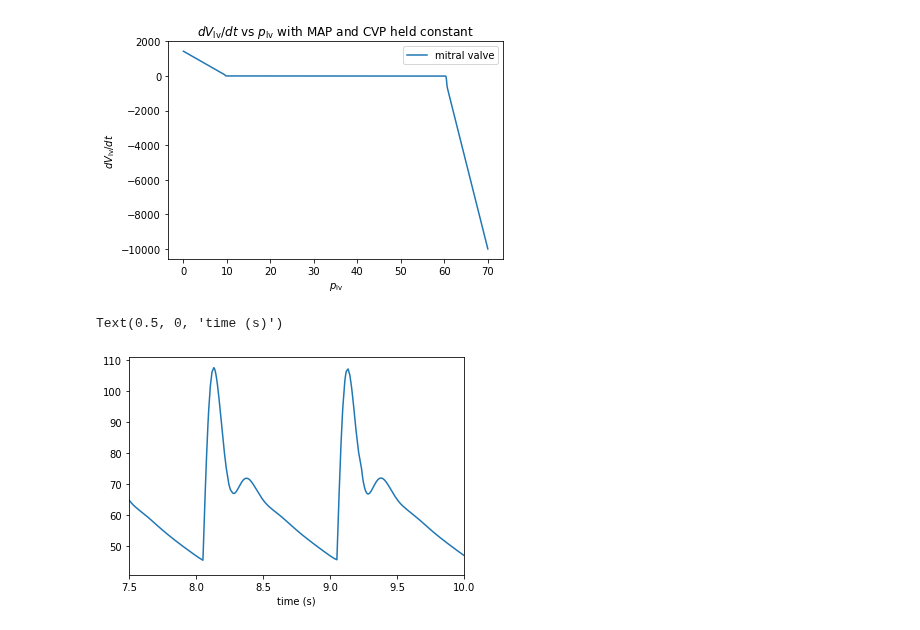
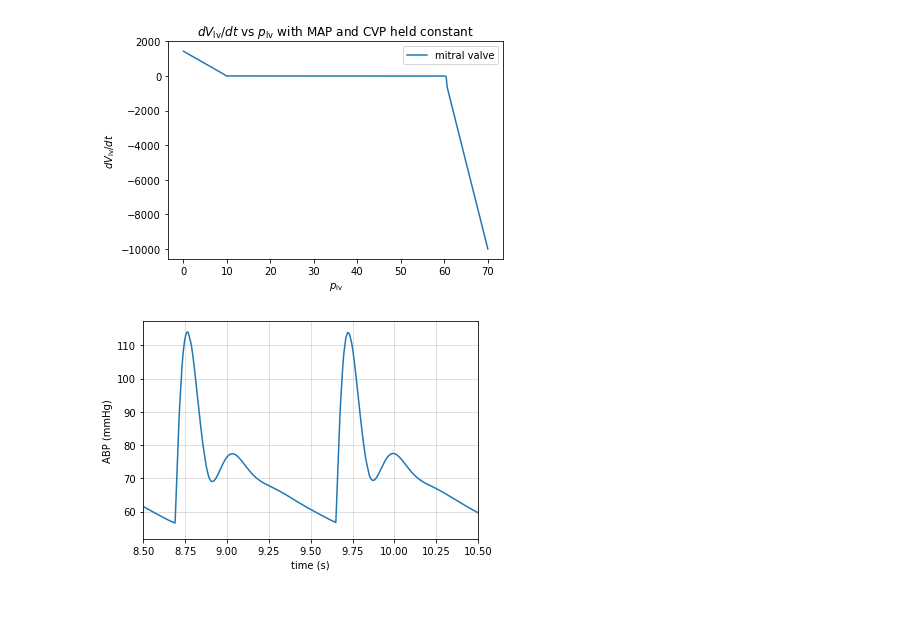
Before and after one commit to kms15/reading_notes, a Jupyter notebook: Papers/Sahoo_lumped_2021.ipynb, the cells around one changed output. Cells and saved outputs as stored; diff of their text form; code cells hidden in the pictures.

```diff
--- a/Papers/Sahoo_lumped_2021.ipynb
+++ b/Papers/Sahoo_lumped_2021.ipynb
@@ -188,8 +196,8 @@ sv_q_a = 4
 # %%
 initial_values = np.zeros(shape=(5,))
 
-initial_values[sv_p_sa] = 70 # rough guess
-initial_values[sv_p_sa2] = 70 * 0.95 # rough guess
+initial_values[sv_p_sa] = 80 # rough guess
+initial_values[sv_p_sa2] = 80 * 0.95 # rough guess
 initial_values[sv_p_sv] = 3.5
 initial_values[sv_V_lv] = 60
 initial_values[sv_q_a] = 0.9 * 70 # rough guess
@@ -197,19 +205,19 @@ initial_values[sv_q_a] = 0.9 * 70 # rough guess
 params = dict(
     E_max = 140 / (50 - 10), # rough guess from plot
     E_min = 4 / (120 - 10),
-    T_r = 0.1, # rough guess from plot
-    T_M = 0.2,  # rough guess from plot
-    T = 1, # rouch guess from plot
+    T_r = 0.09, # rough guess from plot
+    T_M = 0.18,  # rough guess from plot
+    T = 0.96, # rouch guess from plot
     V_d = 10,
     R_cl = 20,
     R_mv_op = 0.007,
     R_av_op = 0.001,
     R_s2 = (initial_values[sv_p_sa2] - initial_values[sv_p_sv]) /
         initial_values[sv_q_a],
-    C_sa1 = (0.25 * 0.03 * 60*70) / initial_values[sv_p_sa], # guess
-    C_sa2 = (0.19 * 0.1 * 60*70) / initial_values[sv_p_sa2], # guess
-    C_sv = (0.05 * 0.72 * 60*70) / initial_values[sv_p_sv], # guess
-    R_a = 0.10, # guess, range 0.04 to 0.12 for class I tracing
+    C_sa1 = (0.25 * 0.03 * 6000) / initial_values[sv_p_sa], # guess
+    C_sa2 = (0.19 * 0.1 * 6000) / initial_values[sv_p_sa2], # guess
+    C_sv = (0.05 * 0.72 * 6000) / initial_values[sv_p_sv], # guess
+    R_a = 0.09, # guess, range 0.04 to 0.12 for class I tracing
     L_a = 0.0045,
     R_s1 = 9 * (0.09 + (initial_values[sv_p_sa2] - initial_values[sv_p_sv]) /
         initial_values[sv_q_a]), # guess
@@ -238,11 +246,12 @@ def create_vectorized_dy_dt(*, E_max, E_min, T_r, T_M, T, V_d,
 y_0 = initial_values
 dy_dt = create_vectorized_dy_dt(**params)
 # %%
-result = integrate.solve_ivp(dy_dt, (0, 10), y_0, vectorized=True, method='BDF')
+result = integrate.solve_ivp(dy_dt, (0, 11), y_0, vectorized=True, method='BDF')
 # %%
 plt.plot(result['t'], result['y'][sv_p_sa])
-plt.xlim(7.5, 10)
+plt.xlim(8.5, 10.5)
+plt.grid(alpha=0.5)
 plt.xlabel('time (s)')
+plt.ylabel('ABP (mmHg)');
 # %% [output]
-Text(0.5, 0, 'time (s)')
-[figure, old version]
+[figure, new version]
```
Also changed, not shown: parts of 2 cells of this notebook.
